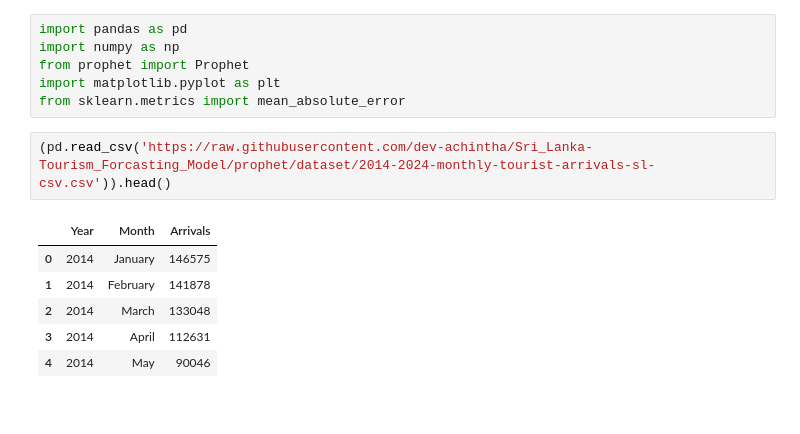
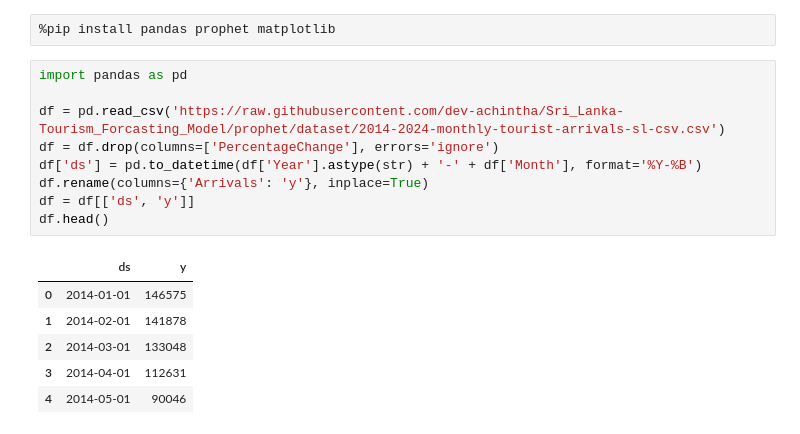
Before and after one commit to dev-achintha/Sri_Lanka-Tourism_Forcasting_Model, a Jupyter notebook: notebooks/Sri_Lankan_TourismForecastModel_Prophet.ipynb, the cells around one changed output. Cells and saved outputs as stored; diff of their text form.

Commit message:
Update tourist arrivals dataset

```diff
--- a/notebooks/Sri_Lankan_TourismForecastModel_Prophet.ipynb
+++ b/notebooks/Sri_Lankan_TourismForecastModel_Prophet.ipynb
@@ -1,15 +1,18 @@
-# %%
-import pandas as pd
-import numpy as np
-from prophet import Prophet
-import matplotlib.pyplot as plt
-from sklearn.metrics import mean_absolute_error
+# %%
+%pip install pandas prophet matplotlib
 # %%
-(pd.read_csv('https://raw.githubusercontent.com/dev-achintha/Sri_Lanka-Tourism_Forcasting_Model/prophet/dataset/2014-2024-monthly-tourist-arrivals-sl-csv.csv')).head()
+import pandas as pd
+
+df = pd.read_csv('https://raw.githubusercontent.com/dev-achintha/Sri_Lanka-Tourism_Forcasting_Model/prophet/dataset/2014-2024-monthly-tourist-arrivals-sl-csv.csv')
+df = df.drop(columns=['PercentageChange'], errors='ignore')
+df['ds'] = pd.to_datetime(df['Year'].astype(str) + '-' + df['Month'], format='%Y-%B')
+df.rename(columns={'Arrivals': 'y'}, inplace=True)
+df = df[['ds', 'y']]
+df.head()
 # %% [output]
-|  | Year | Month | Arrivals |
-| 0 | 2014 | January | 146575 |
-| 1 | 2014 | February | 141878 |
-| 2 | 2014 | March | 133048 |
-| 3 | 2014 | April | 112631 |
-| 4 | 2014 | May | 90046 |
+|  | ds | y |
+| 0 | 2014-01-01 | 146575 |
+| 1 | 2014-02-01 | 141878 |
+| 2 | 2014-03-01 | 133048 |
+| 3 | 2014-04-01 | 112631 |
+| 4 | 2014-05-01 | 90046 |
```
Also changed, not shown: parts of 13 cells of this notebook, 1 other file.
